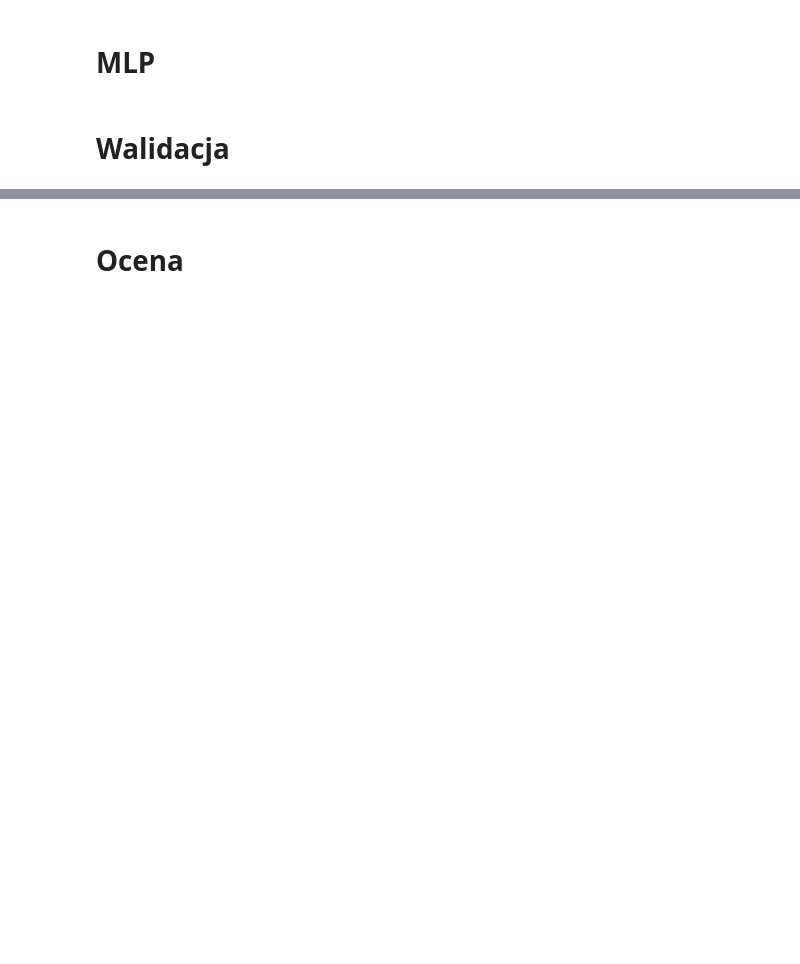
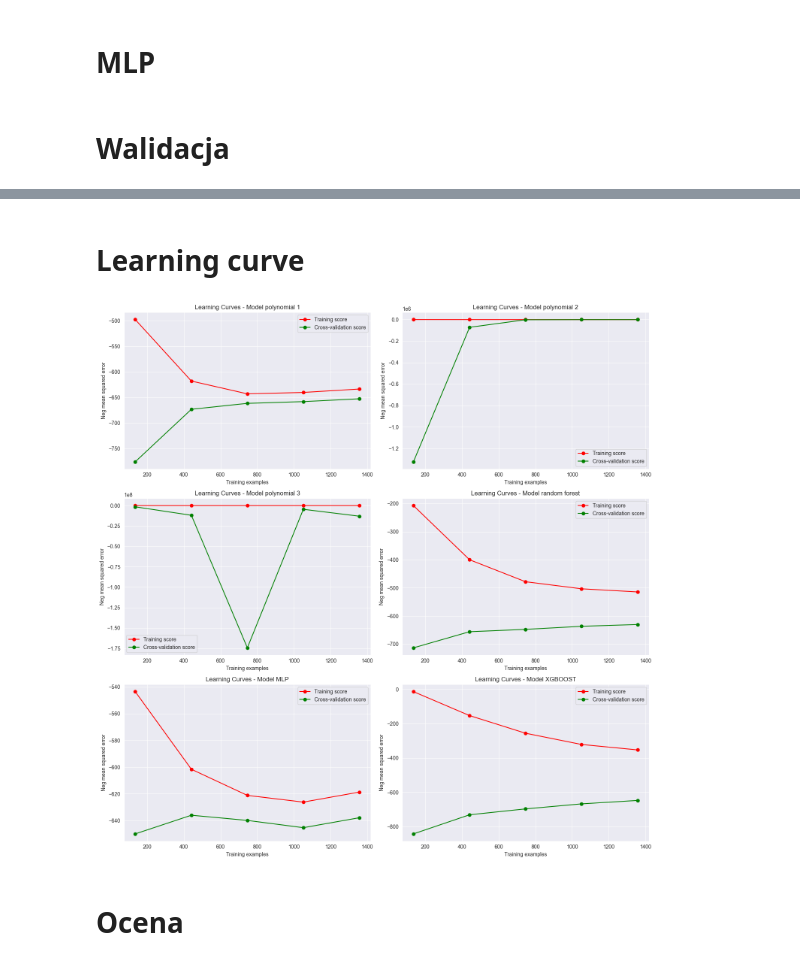
Before and after one commit to aleksandra0014/spotify_predictor_and_recommendation, a Jupyter notebook: predictions.ipynb, the cells around one changed output, grey strips where cells are left out. Saved outputs shown, nothing was run; the diff lists cells and outputs as text; code cells hidden in the pictures; blank space fills up the shorter version.

```diff
--- a/predictions.ipynb
+++ b/predictions.ipynb
@@ -223,3 +258,31 @@ validation_tab
+# %% [markdown]
+# Learning curve
+# %%
+from sklearn.model_selection import learning_curve
+
+def wykres_bledu(model, nazwa_modelu, ax, X=X_train, y=y_train):
+    train_sizes, train_scores, test_scores = learning_curve(model, X, y, cv=5, scoring='neg_mean_squared_error')
+
+    ax.plot(train_sizes, np.mean(train_scores, axis=1), 'o-', color='r', label='Training score')
+    ax.plot(train_sizes, np.mean(test_scores, axis=1), 'o-', color='g', label='Cross-validation score')
+    ax.set_title(f'Learning Curves - {nazwa_modelu}')
+    ax.set_xlabel('Training examples')
+    ax.set_ylabel('Neg mean squared error')
+    ax.legend(loc='best')
+
+fig, axes = plt.subplots(3, 2, figsize=(15, 15))
+
+wykres_bledu(model_pol_1, 'Model polynomial 1', axes[0, 0])
+wykres_bledu(model_pol_2, 'Model polynomial 2', axes[0, 1])
+wykres_bledu(model_pol_3, 'Model polynomial 3', axes[1, 0])
+wykres_bledu(model_rf, 'Model random forest', axes[1, 1])
+wykres_bledu(model_mlp,  'Model MLP', axes[2, 0])
+wykres_bledu(model_xgb,  'Model XGBOOST', axes[2, 1])
+
+plt.tight_layout()
+plt.show()
+# %% [output]
+[figure, added]
 # %% [markdown]
 # Ocena
 # %%
```
Also changed, not shown: parts of 26 cells of this notebook, 2 other files.
